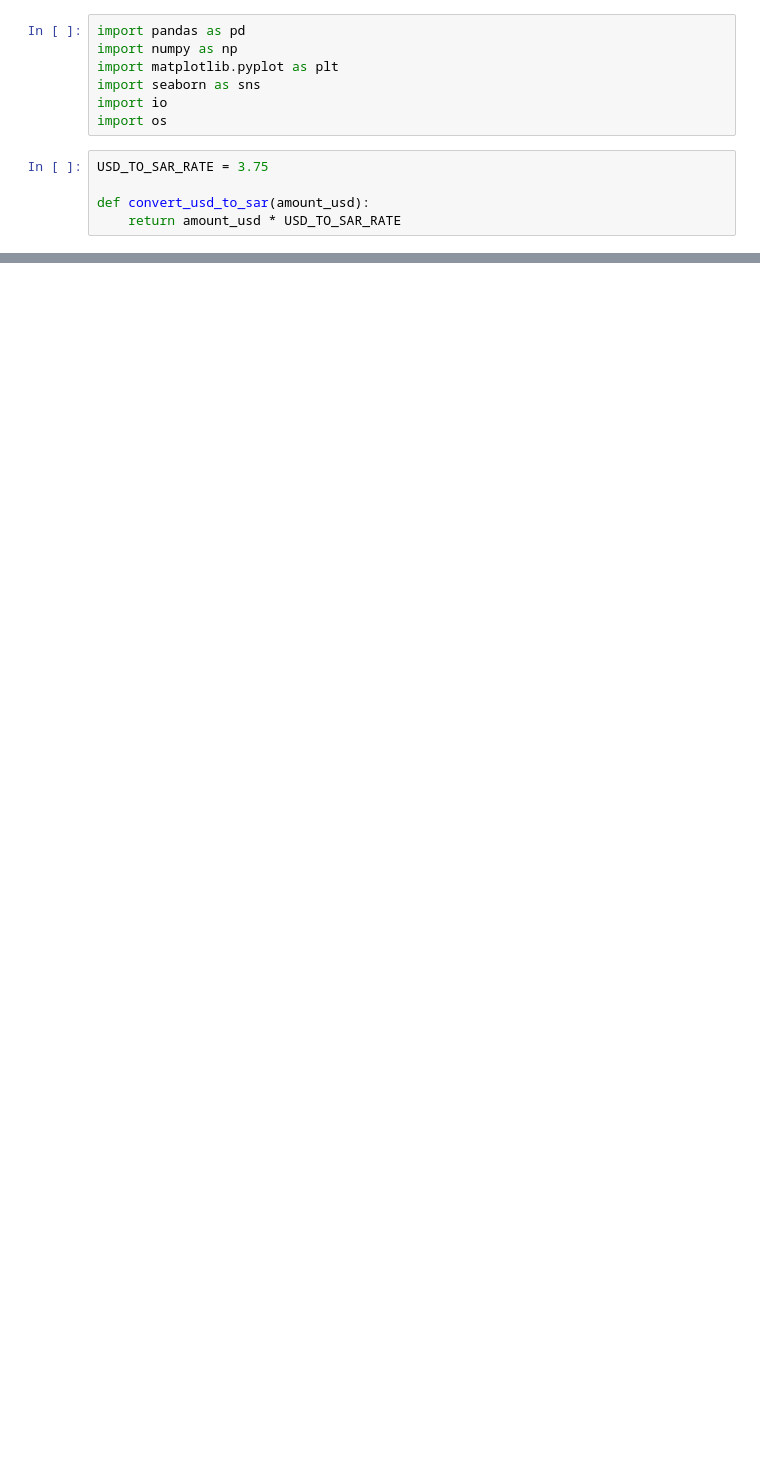
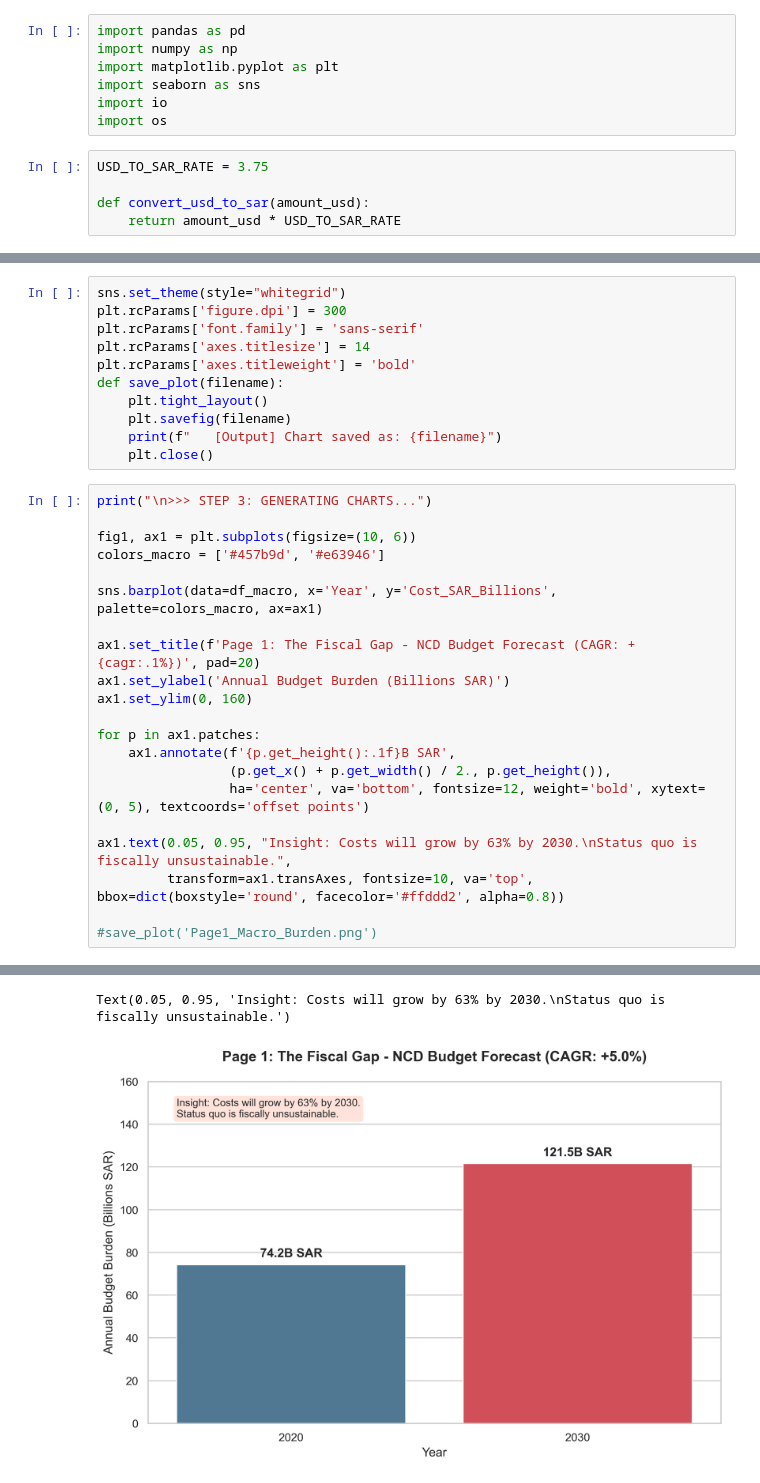
Before and after one commit to Razanmtw17/GDP6_CAPSTONE, a Jupyter notebook: notebooks/Untitled-2.ipynb, the cells around one changed output, grey strips where cells are left out. Saved outputs shown, nothing was run; the diff lists cells and outputs as text; blank space fills up the shorter version.

```diff
--- a/notebooks/Untitled-2.ipynb
+++ b/notebooks/Untitled-2.ipynb
@@ -71,0 +191,33 @@ if not loaded:
+# %%
+sns.set_theme(style="whitegrid")
+plt.rcParams['figure.dpi'] = 300
+plt.rcParams['font.family'] = 'sans-serif'
+plt.rcParams['axes.titlesize'] = 14
+plt.rcParams['axes.titleweight'] = 'bold'
+def save_plot(filename):
+    plt.tight_layout()
+    plt.savefig(filename)
+    print(f"   [Output] Chart saved as: {filename}")
+    plt.close()
+# %%
+print("\n>>> STEP 3: GENERATING CHARTS...")
+
+fig1, ax1 = plt.subplots(figsize=(10, 6))
+colors_macro = ['#457b9d', '#e63946']
+
+sns.barplot(data=df_macro, x='Year', y='Cost_SAR_Billions', palette=colors_macro, ax=ax1)
+
+ax1.set_title(f'Page 1: The Fiscal Gap - NCD Budget Forecast (CAGR: +{cagr:.1%})', pad=20)
+ax1.set_ylabel('Annual Budget Burden (Billions SAR)')
+ax1.set_ylim(0, 160)
+
+for p in ax1.patches:
+    ax1.annotate(f'{p.get_height():.1f}B SAR',
+                 (p.get_x() + p.get_width() / 2., p.get_height()),
+                 ha='center', va='bottom', fontsize=12, weight='bold', xytext=(0, 5), textcoords='offset points')
+
+ax1.text(0.05, 0.95, "Insight: Costs will grow by 63% by 2030.\nStatus quo is fiscally unsustainable.",
+         transform=ax1.transAxes, fontsize=10, va='top', bbox=dict(boxstyle='round', facecolor='#ffddd2', alpha=0.8))
+
+#save_plot('Page1_Macro_Burden.png')
+# %% [output]
@@ -71,0 +228,2 @@ if not loaded:
+Text(0.05, 0.95, 'Insight: Costs will grow by 63% by 2030.\nStatus quo is fiscally unsustainable.')
+[figure, added]
```
Also changed, not shown: parts of 8 cells of this notebook, 4 other files.
